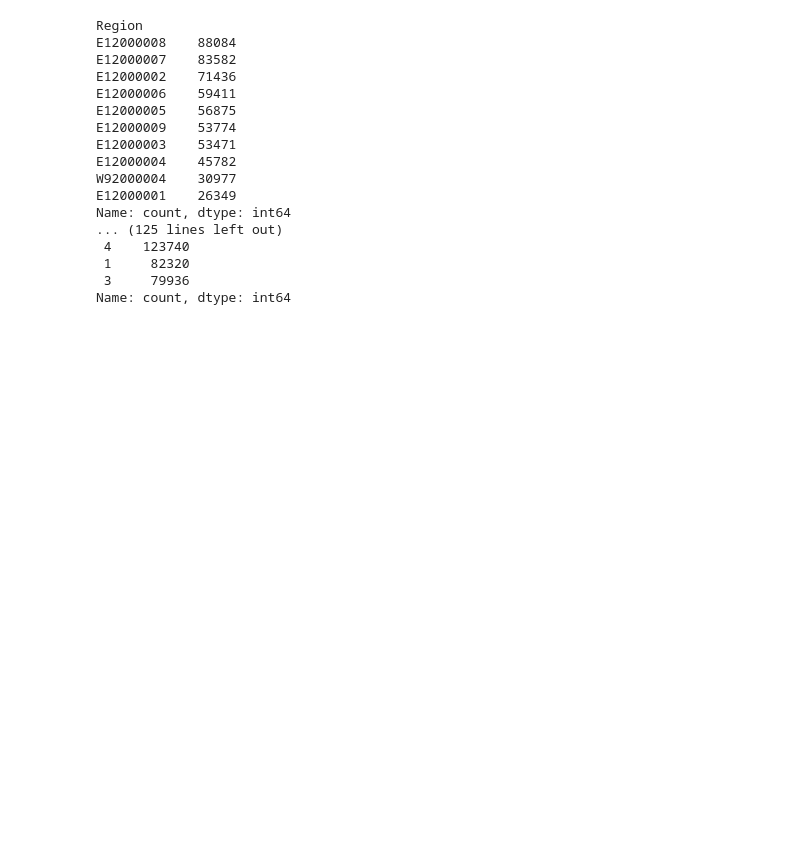
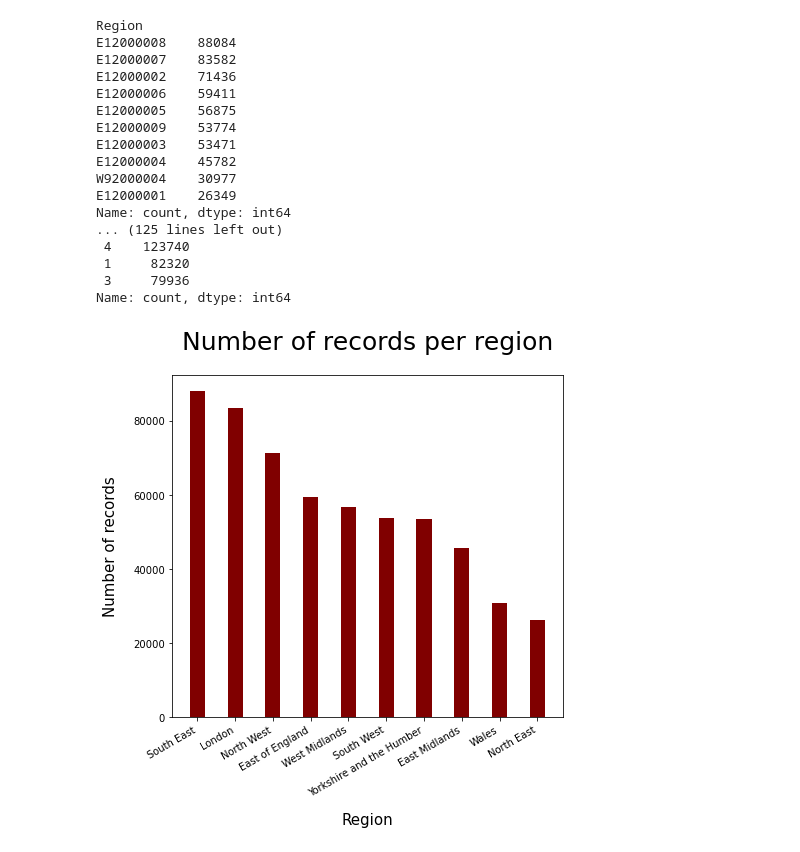
Before and after one commit to b0mbastik/PythonP2, a Jupyter notebook: analysis.ipynb, the cells around one changed output. Cells and saved outputs as stored; diff of their text form; code cells hidden in the pictures; blank space fills up the shorter version.

Commit message:
Changed name of refined_images to refined_graphs, and added graph generation to the jupyter notebook

```diff
--- a/analysis.ipynb
+++ b/analysis.ipynb
@@ -3,8 +3,10 @@ import pandas as pd
 import matplotlib.pyplot as plt
 import numpy as np
 import json
+import data_refinement as dr
+import refined_graphs as rg
 
-df = pd.read_csv('refined_census2011.csv')
+df = dr.refine_dataset(dr.read_data('census2011.csv'))
 vf = pd.read_csv('census_variables.csv')
 # %%
 total_records = len(df)
@@ -55,3 +57,7 @@ Name: count, dtype: int64
  1     82320
  3     79936
 Name: count, dtype: int64
+# %%
+rg.get_bar_chart(df.Region, vf.Region, "Region", "Number of records", "Number of records per region", "region_bar_chart.png")
+# %% [output]
+[figure, added]
```
Also changed, not shown: parts of 5 cells of this notebook, 10 other files.
